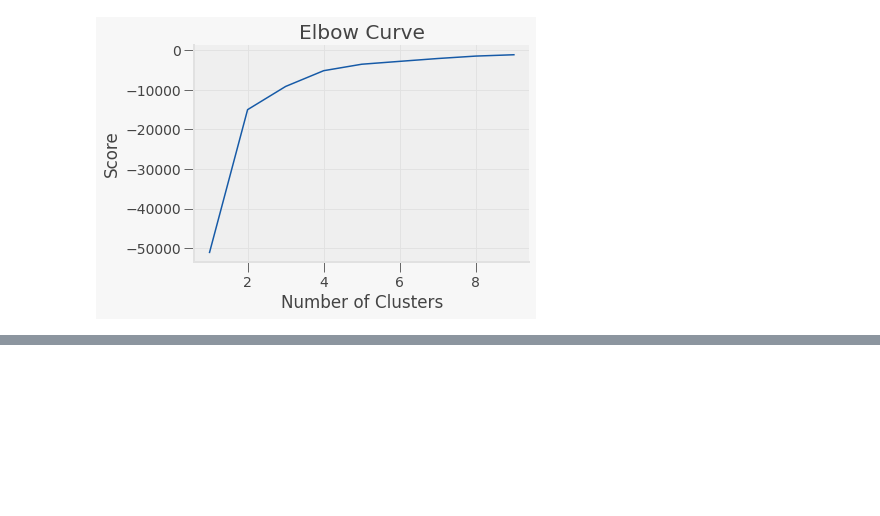
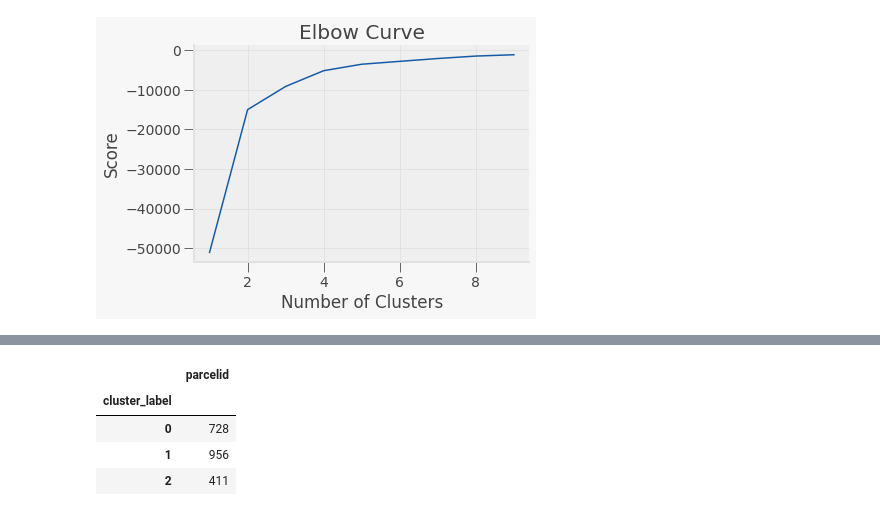
Before and after one commit to PosgradoMNA/actividades-de-aprendizaje-ams182, a Jupyter notebook: TecMty_kmeans_target.ipynb, the cells around one changed output, grey strips where cells are left out. Cells and saved outputs as stored; diff of their text form; code cells hidden in the pictures; blank space fills up the shorter version.

```diff
--- a/TecMty_kmeans_target.ipynb
+++ b/TecMty_kmeans_target.ipynb
@@ -410,0 +385,22 @@ Index(['AL', 'AR', 'CA', 'CO', 'CT', 'DE', 'FL', 'GA', 'IA', 'IL', 'IN', 'KY',
+# %%
+table = pd.pivot_table(clustered_data, values='parcelid', index=['cluster_label'], aggfunc='count')
+
+c0 = clustered_data.loc[clustered_data['cluster_label']== 0]
+table_0 = pd.pivot_table(c0 , index=['state'])
+ciudades_uno = table_0.index
+
+c1 = clustered_data.loc[clustered_data['cluster_label']== 1]
+table_1 = pd.pivot_table(c1, index=['state'])
+ciudades_dos = table_1.index
+
+c2 = clustered_data.loc[clustered_data['cluster_label']== 2]
+table_2 = pd.pivot_table(c2, index=['state'])
+ciudades_tres = table_2.index
+
+table
+# %% [output]
+|  | parcelid |
+| cluster_label |  |
+| 0 | 728 |
+| 1 | 956 |
+| 2 | 411 |
```
Also changed, not shown: parts of 10 cells of this notebook.
